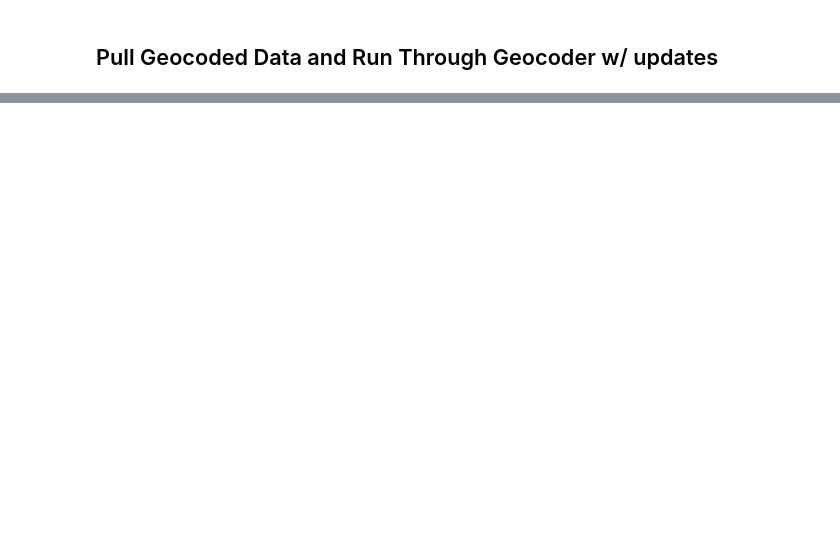
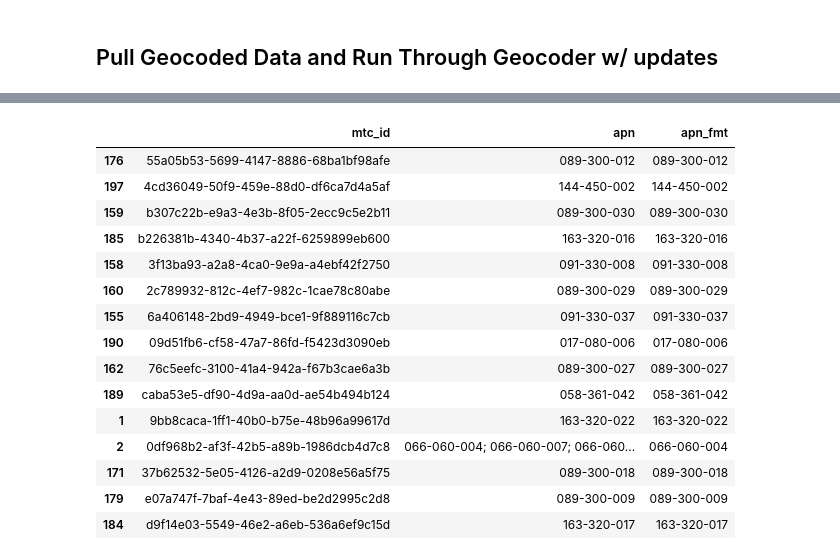
Before and after one commit to BayAreaMetro/MTCDataModel, a Jupyter notebook: Project-Documentation/hcd/HCD Annual Progress Report Geocoding Second Pass.ipynb, the cells around one changed output, grey strips where cells are left out. Cells and saved outputs as stored; diff of their text form; code cells hidden in the pictures; blank space fills up the shorter version.

```diff
--- a/Project-Documentation/hcd/HCD Annual Progress Report Geocoding Second Pass.ipynb
+++ b/Project-Documentation/hcd/HCD Annual Progress Report Geocoding Second Pass.ipynb
@@ -103,0 +213,19 @@ Name: 0, dtype: object
+# %%
+sonoma_projects[['mtc_id','apn','apn_fmt']][sonoma_projects['apn_fmt'].notnull()].sample(n=15)
+# %% [output]
+|  | mtc_id | apn | apn_fmt |
+| 176 | 55a05b53-5699-4147-8886-68ba1bf98afe | 089-300-012 | 089-300-012 |
+| 197 | 4cd36049-50f9-459e-88d0-df6ca7d4a5af | 144-450-002 | 144-450-002 |
+| 159 | b307c22b-e9a3-4e3b-8f05-2ecc9c5e2b11 | 089-300-030 | 089-300-030 |
+| 185 | b226381b-4340-4b37-a22f-6259899eb600 | 163-320-016 | 163-320-016 |
+| 158 | 3f13ba93-a2a8-4ca0-9e9a-a4ebf42f2750 | 091-330-008 | 091-330-008 |
+| 160 | 2c789932-812c-4ef7-982c-1cae78c80abe | 089-300-029 | 089-300-029 |
+| 155 | 6a406148-2bd9-4949-bce1-9f889116c7cb | 091-330-037 | 091-330-037 |
+| 190 | 09d51fb6-cf58-47a7-86fd-f5423d3090eb | 017-080-006 | 017-080-006 |
+| 162 | 76c5eefc-3100-41a4-942a-f67b3cae6a3b | 089-300-027 | 089-300-027 |
+| 189 | caba53e5-df90-4d9a-aa0d-ae54b494b124 | 058-361-042 | 058-361-042 |
+| 1 | 9bb8caca-1ff1-40b0-b75e-48b96a99617d | 163-320-022 | 163-320-022 |
+| 2 | 0df968b2-af3f-42b5-a89b-1986dcb4d7c8 | 066-060-004; 066-060-007; 066-060... | 066-060-004 |
+| 171 | 37b62532-5e05-4126-a2d9-0208e56a5f75 | 089-300-018 | 089-300-018 |
+| 179 | e07a747f-7baf-4e43-89ed-be2d2995c2d8 | 089-300-009 | 089-300-009 |
+| 184 | d9f14e03-5549-46e2-a6eb-536a6ef9c15d | 163-320-017 | 163-320-017 |
```
Also changed, not shown: parts of 72 cells of this notebook.
